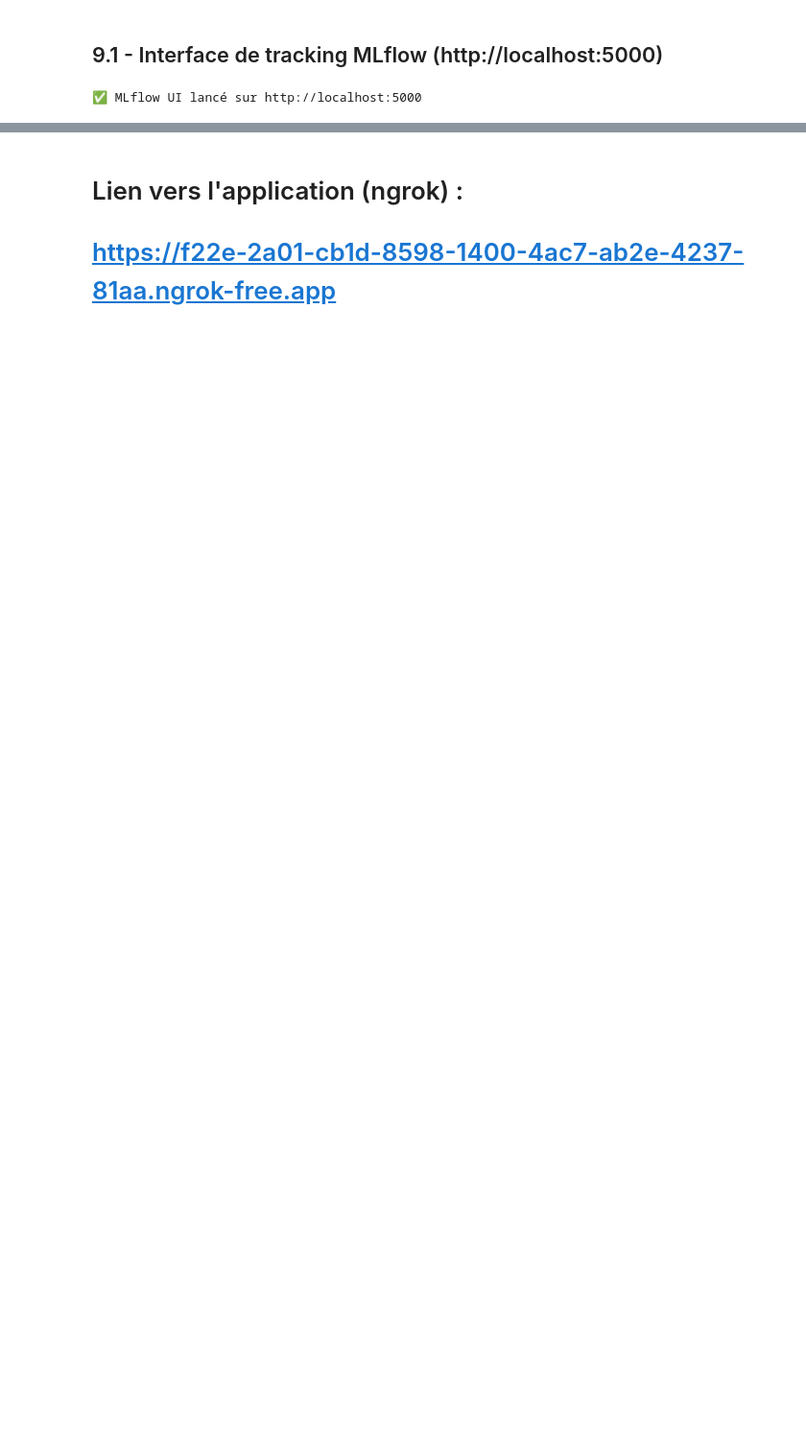
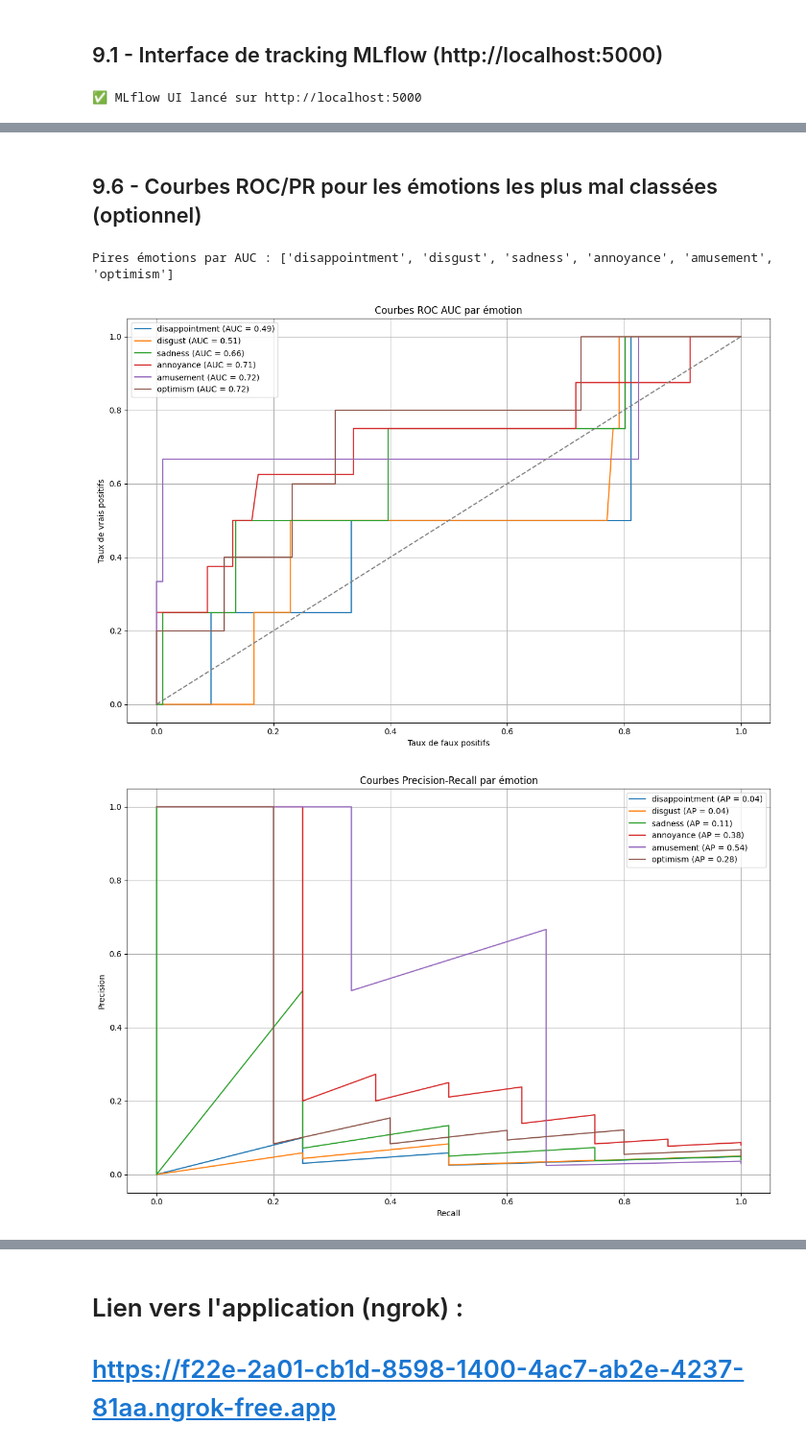
Before and after one commit to Arnaud66170/P9_V2, a Jupyter notebook: notebooks/05_emotion_modeling.ipynb, the cells around one changed output, grey strips where cells are left out. Shown at 96% size. Saved outputs shown, nothing was run; the diff lists cells and outputs as text; code cells hidden in the pictures; blank space fills up the shorter version.

```diff
--- a/notebooks/05_emotion_modeling.ipynb
+++ b/notebooks/05_emotion_modeling.ipynb
@@ -506,0 +720,14 @@ ValueError: Aucune métrique normalisée (0-1) trouvée dans les données.
+# %% [markdown]
+## 9.6 - Courbes ROC/PR pour les émotions les plus mal classées (optionnel)
+# %%
+worst_emotions = top_k_auc_emotions(y_true, y_probs, emotion_labels, k=6, worst=True)
+print("Pires émotions par AUC :", worst_emotions)
+
+indices = [emotion_labels.index(e) for e in worst_emotions]
+
+plot_roc_curves(y_true[:, indices], y_probs[:, indices], class_names=worst_emotions)
+plot_pr_curves(y_true[:, indices], y_probs[:, indices], class_names=worst_emotions)
+# %% [output]
+Pires émotions par AUC : ['disappointment', 'disgust', 'sadness', 'annoyance', 'amusement', 'optimism']
+[figure, added]
+[figure, added]
```
Also changed, not shown: parts of 22 cells of this notebook, 1 other file.
